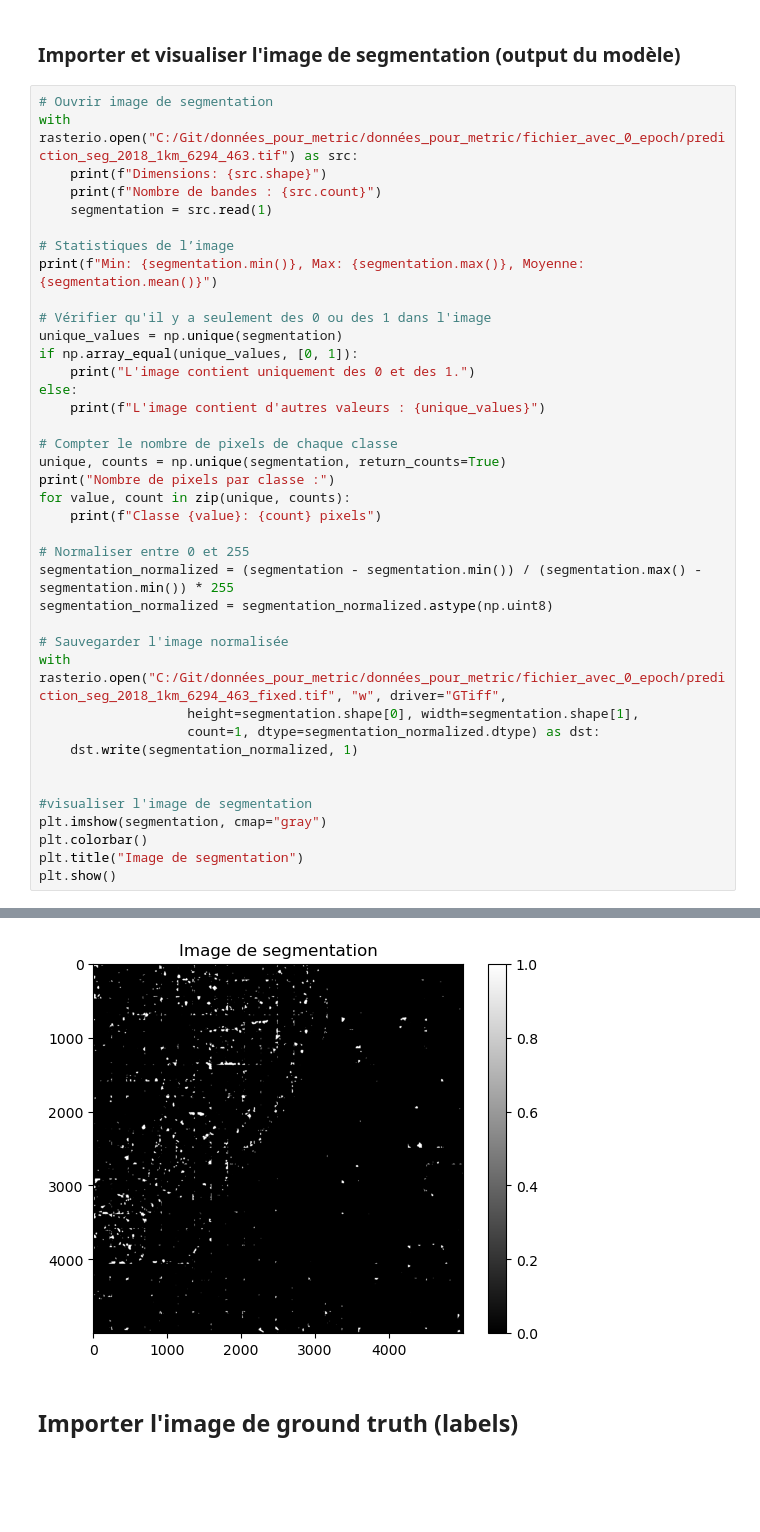
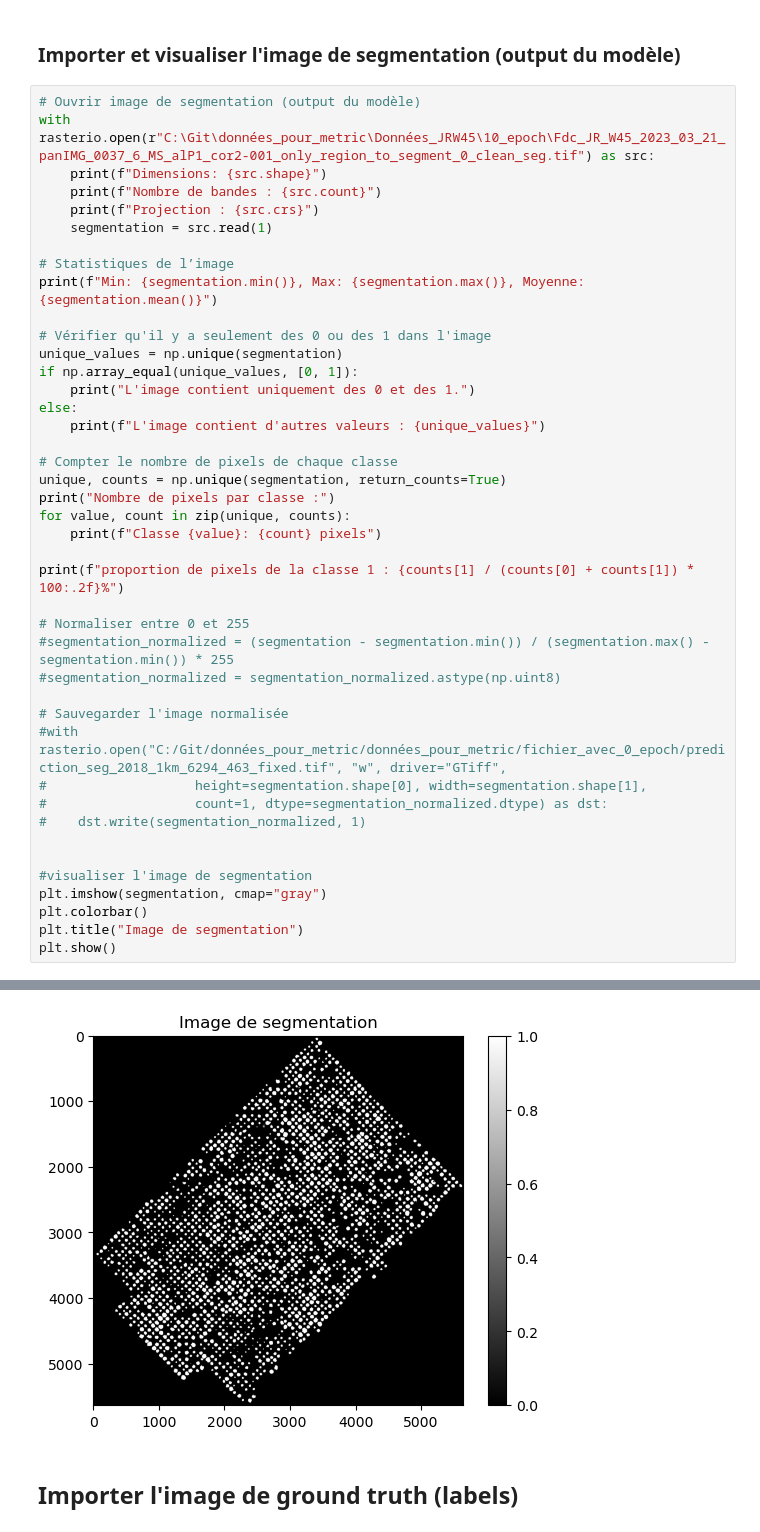
Before and after one commit to sinadeau/RNCAN_crown_segmentation, a Jupyter notebook: TreeCountSegHeight/files_added_in_the_repo/calculate_metrics.ipynb, the cells around one changed output, grey strips where cells are left out. Saved outputs shown, nothing was run; the diff lists cells and outputs as text; blank space fills up the shorter version.

```diff
--- a/TreeCountSegHeight/files_added_in_the_repo/calculate_metrics.ipynb
+++ b/TreeCountSegHeight/files_added_in_the_repo/calculate_metrics.ipynb
@@ -6,10 +10,11 @@ import matplotlib.pyplot as plt
 # %% [markdown]
 ### Importer et visualiser l'image de segmentation (output du modèle)
 # %%
-# Ouvrir image de segmentation
-with rasterio.open("C:/Git/données_pour_metric/données_pour_metric/fichier_avec_0_epoch/prediction_seg_2018_1km_6294_463.tif") as src:
+# Ouvrir image de segmentation (output du modèle)
+with rasterio.open(r"C:\Git\données_pour_metric\Données_JRW45\10_epoch\Fdc_JR_W45_2023_03_21_panIMG_0037_6_MS_alP1_cor2-001_only_region_to_segment_0_clean_seg.tif") as src:
     print(f"Dimensions: {src.shape}")
     print(f"Nombre de bandes : {src.count}")
+    print(f"Projection : {src.crs}")
     segmentation = src.read(1)
 
 # Statistiques de l’image
@@ -28,15 +33,17 @@ print("Nombre de pixels par classe :")
 for value, count in zip(unique, counts):
     print(f"Classe {value}: {count} pixels")
 
+print(f"proportion de pixels de la classe 1 : {counts[1] / (counts[0] + counts[1]) * 100:.2f}%")
+
 # Normaliser entre 0 et 255
-segmentation_normalized = (segmentation - segmentation.min()) / (segmentation.max() - segmentation.min()) * 255
-segmentation_normalized = segmentation_normalized.astype(np.uint8)
+#segmentation_normalized = (segmentation - segmentation.min()) / (segmentation.max() - segmentation.min()) * 255
+#segmentation_normalized = segmentation_normalized.astype(np.uint8)
 
 # Sauvegarder l'image normalisée
-with rasterio.open("C:/Git/données_pour_metric/données_pour_metric/fichier_avec_0_epoch/prediction_seg_2018_1km_6294_463_fixed.tif", "w", driver="GTiff",
-                   height=segmentation.shape[0], width=segmentation.shape[1],
-                   count=1, dtype=segmentation_normalized.dtype) as dst:
-    dst.write(segmentation_normalized, 1)
+#with rasterio.open("C:/Git/données_pour_metric/données_pour_metric/fichier_avec_0_epoch/prediction_seg_2018_1km_6294_463_fixed.tif", "w", driver="GTiff",
+#                   height=segmentation.shape[0], width=segmentation.shape[1],
+#                   count=1, dtype=segmentation_normalized.dtype) as dst:
+#    dst.write(segmentation_normalized, 1)
 
 
 #visualiser l'image de segmentation
@@ -55,4 +64,4 @@ Classe 1: 369482 pixels
-[figure, old version]
+[figure, new version]
 # %% [markdown]
 ## Importer l'image de ground truth (labels)
 # %%
```
Also changed, not shown: parts of 8 cells of this notebook.
